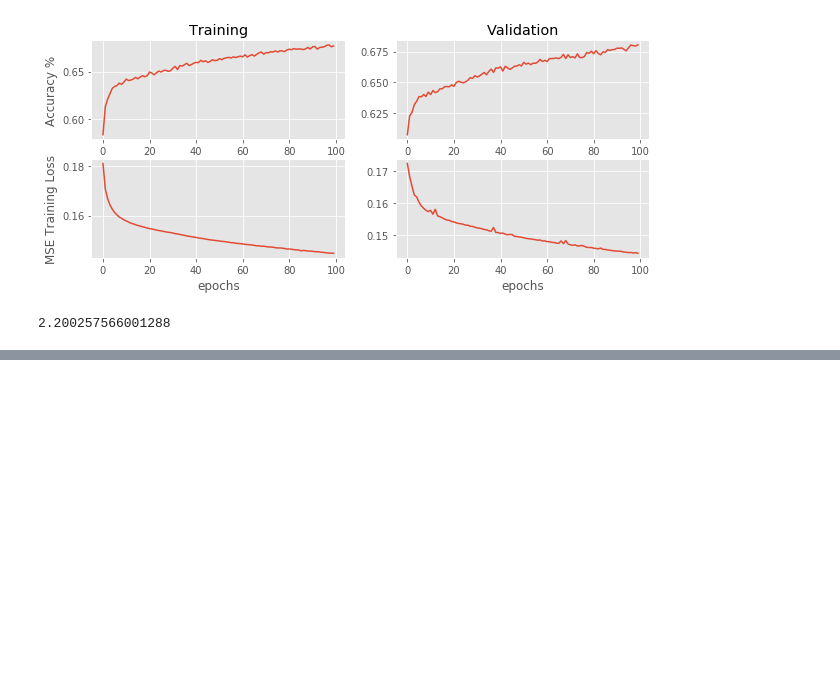
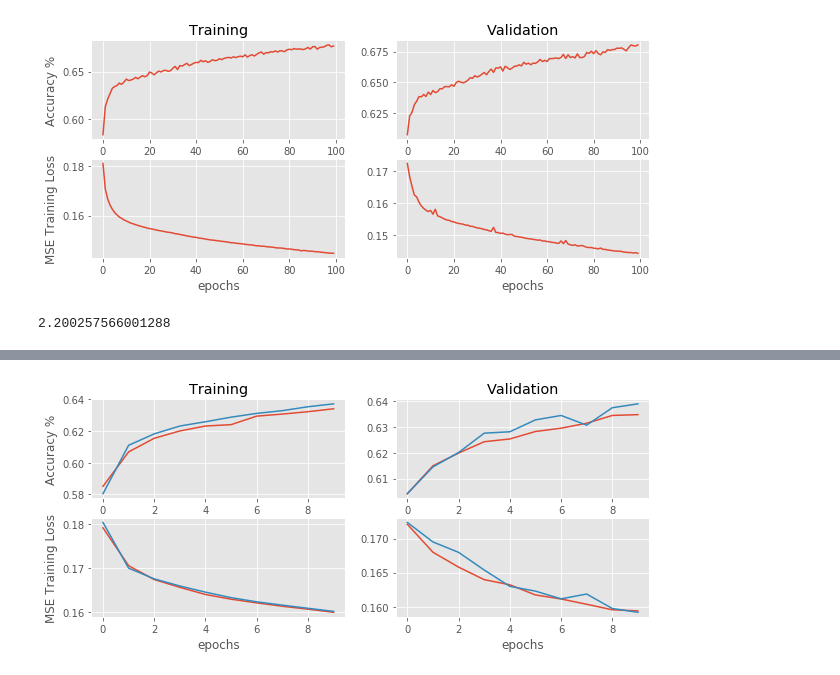
Before and after one commit to jamesothomas/MachineLearningPython, a Jupyter notebook: Lab5/Deep_and_Wide modeling.ipynb, the cells around one changed output, grey strips where cells are left out. Saved outputs shown, nothing was run; the diff lists cells and outputs as text; code cells hidden in the pictures; blank space fills up the shorter version.

```diff
--- a/Lab5/Deep_and_Wide modeling.ipynb
+++ b/Lab5/Deep_and_Wide modeling.ipynb
@@ -532,0 +553,4 @@ Epoch 10/10
+# %%
+combined_plt([hist_1,hist_2])
+# %% [output]
+[figure, added]
```
Also changed, not shown: parts of 5 cells of this notebook.
